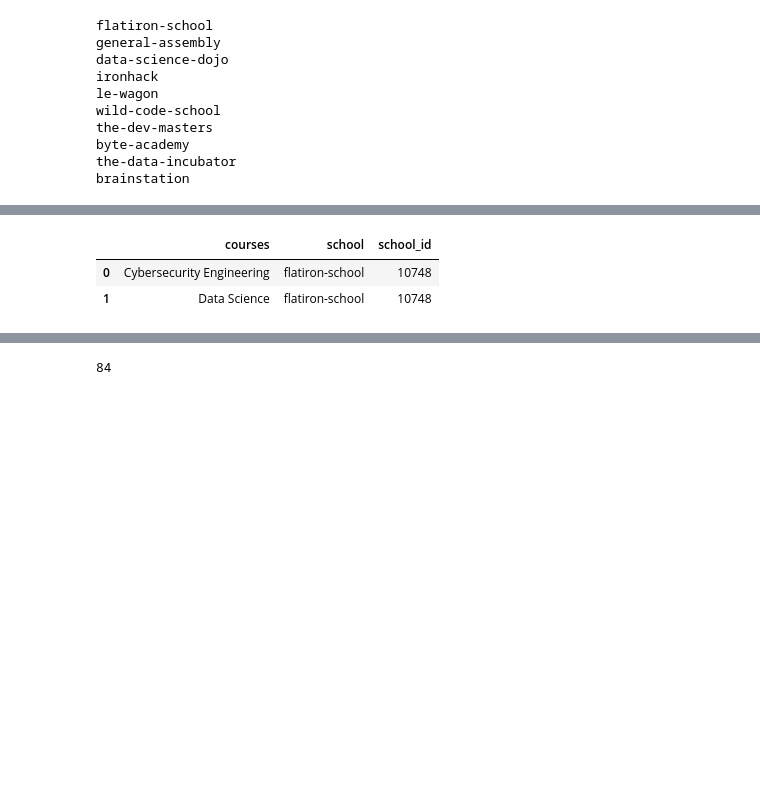
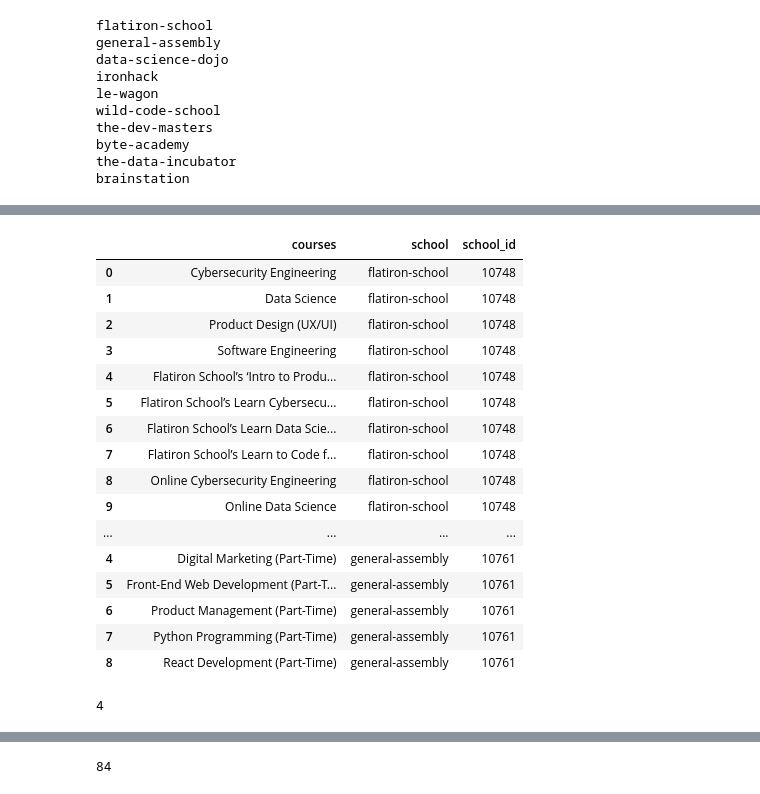
Before and after one commit to ekraj-pok/sql-project, a Jupyter notebook: main.ipynb, the cells around one changed output, grey strips where cells are left out. Drawn from its saved outputs; the diff is of its cells as text; code cells hidden in the pictures; blank space fills up the shorter version.

```diff
--- a/main.ipynb
+++ b/main.ipynb
@@ -218,7 +223,21 @@ locations
 # %%
 courses = pd.concat(courses_list)
-courses.head(2)
+courses.head(20)
 # %% [output]
 |  | courses | school | school_id |
 | 0 | Cybersecurity Engineering | flatiron-school | 10748 |
 | 1 | Data Science | flatiron-school | 10748 |
+| 2 | Product Design (UX/UI) | flatiron-school | 10748 |
+| 3 | Software Engineering | flatiron-school | 10748 |
+| 4 | Flatiron School’s ‘Intro to Produ... | flatiron-school | 10748 |
+| 5 | Flatiron School’s Learn Cybersecu... | flatiron-school | 10748 |
+| 6 | Flatiron School’s Learn Data Scie... | flatiron-school | 10748 |
+| 7 | Flatiron School’s Learn to Code f... | flatiron-school | 10748 |
+| 8 | Online Cybersecurity Engineering | flatiron-school | 10748 |
+| 9 | Online Data Science | flatiron-school | 10748 |
+| ... | ... | ... | ... |
+| 4 | Digital Marketing (Part-Time) | general-assembly | 10761 |
+| 5 | Front-End Web Development (Part-T... | general-assembly | 10761 |
+| 6 | Product Management (Part-Time) | general-assembly | 10761 |
+| 7 | Python Programming (Part-Time) | general-assembly | 10761 |
+| 8 | React Development (Part-Time) | general-assembly | 10761 |
@@ -224,0 +263,6 @@ courses.head(2)
+# %%
+courses['course_id'] = courses['course_name'].map(course_df.set_index('course_name')['course_id'])
+course_df.to_csv('course_name.csv')
+course_df.to_sql('course_name', engine, if_exists = 'fail', index = False)
+# %% [output]
+4
```
Also changed, not shown: parts of 22 cells of this notebook, 8 other files.
